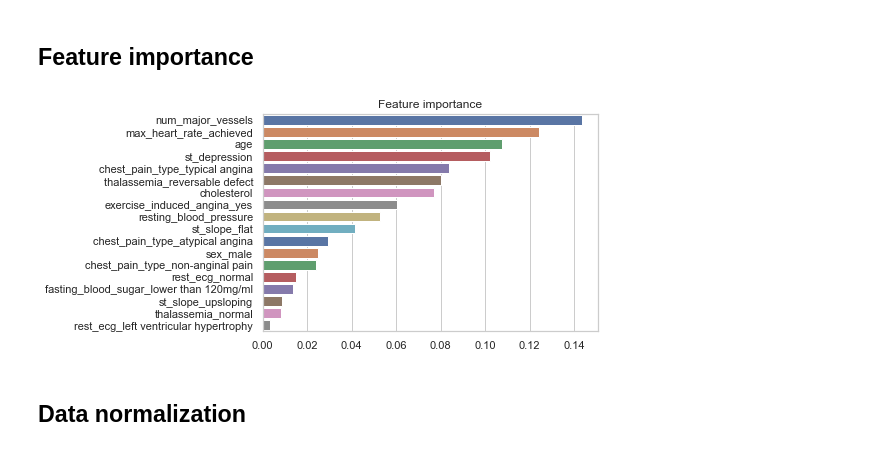
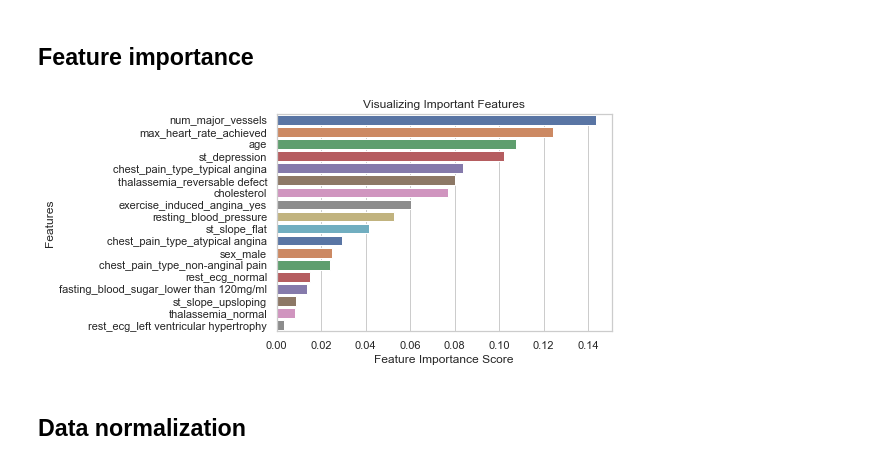
Before and after one commit to alessiogilardi/heart-disease-data-analysis-project, a Jupyter notebook: random_forest.ipynb, the cells around one changed output. Saved outputs shown, nothing was run; the diff lists cells and outputs as text; code cells hidden in the pictures.

```diff
--- a/random_forest.ipynb
+++ b/random_forest.ipynb
@@ -32,6 +34,18 @@ def do_confusion_matrix(Y, prediction):
     plt.show()
     print("Sensitivity (True Positives Rate):", np.round(cm[0,0]/(cm[0,0] + cm[1,1]), 2))
     print("Specificity (True Negatives Rate):", np.round(cm[0,1]/(cm[0,1] + cm[1,0]), 2))
+
+# Define feature importance function
+def do_feature_importance(model, x, y):
+    model.fit(x, y)
+    feature_importance = pd.DataFrame(model.feature_importances_, index=x.columns, columns=['RFC']).sort_values('RFC', ascending=False)
+
+    sns.barplot(x=feature_importance.values[:,0], y=feature_importance.index, palette="deep")
+    plt.xlabel('Feature Importance Score')
+    plt.ylabel('Features')
+    plt.title("Visualizing Important Features")
+    plt.show()
+    model = None
 # %% [markdown]
 ## Read Dataset
 # %%
@@ -180,19 +194,10 @@ Y = ds['target'] # Y -> values to predict
 ## Feature importance
 # %%
 #Uso RFC per estrarre le features più importanti
-
 model = RandomForestClassifier(random_state = 50)
-
-model.fit(X, Y)
-feature_importance = pd.DataFrame(model.feature_importances_, index=X.columns, columns=['RFC']).sort_values('RFC', ascending=False)
-#
-#feature_importance.head(10)
-
-sns.barplot(x=feature_importance.values[:,0], y=feature_importance.index, palette="deep").set_title("Feature importance")
-plt.show()
-model = None
+do_feature_importance(model, X, Y)
 # %% [output]
-[figure, old version]
+[figure, new version]
 # %% [markdown]
 ## Data normalization
 # %%
```
Also changed, not shown: parts of 9 cells of this notebook, 7 other files.
